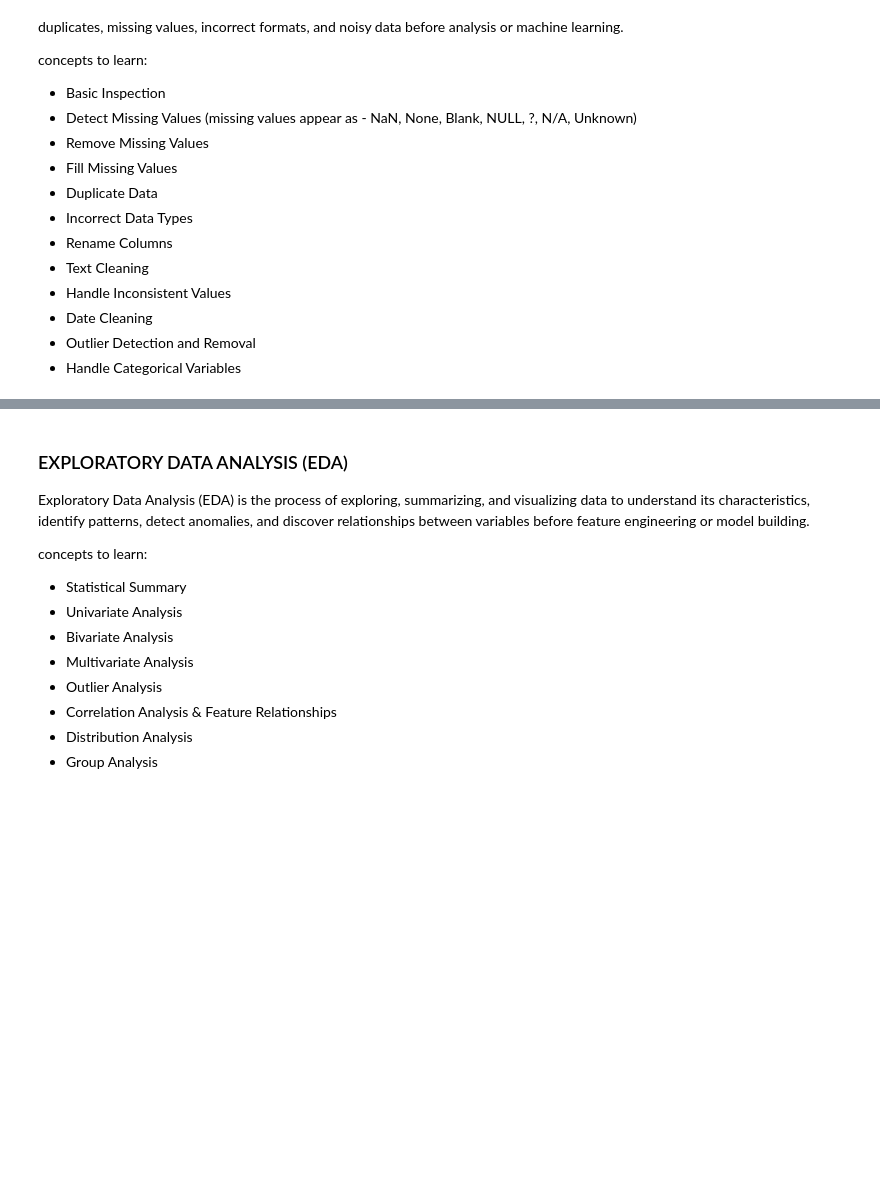
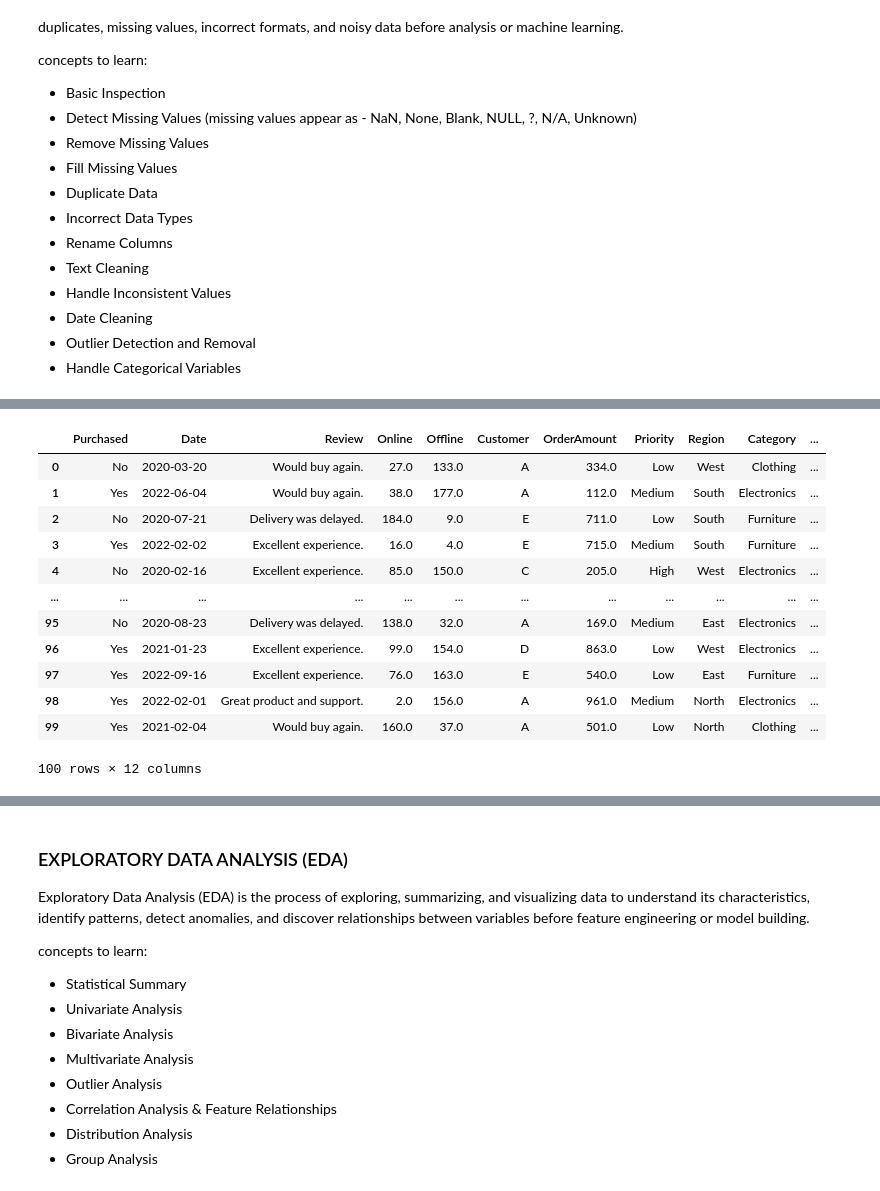
Before and after one commit to Aravind22s/MY-LEARNINGS, a Jupyter notebook: DA-DS-ML-DL/Lifecycle.ipynb, the cells around one changed output, grey strips where cells are left out. Saved outputs shown, nothing was run; the diff lists cells and outputs as text; code cells hidden in the pictures; blank space fills up the shorter version.

```diff
--- a/DA-DS-ML-DL/Lifecycle.ipynb
+++ b/DA-DS-ML-DL/Lifecycle.ipynb
@@ -255,3 +212,25 @@ df
+# %%
+employee_missing = df_employee.sample(frac=0.05, random_state=42).index
+df_employee.loc[employee_missing, ["Age", "Gender", "City", "Salary"]] = np.nan
+
+orders_missing = df_orders.sample(frac=0.05, random_state=42).index
+df_orders.loc[orders_missing, ["Purchased", "Review", "Online", "Offline", "OrderAmount", "Phone"]] = np.nan
+# %%
+df_orders
+# %% [output]
+|  | Purchased | Date | Review | Online | Offline | Customer | OrderAmount | Priority | Region | Category | ... |
+| 0 | No | 2020-03-20 | Would buy again. | 27.0 | 133.0 | A | 334.0 | Low | West | Clothing | ... |
+| 1 | Yes | 2022-06-04 | Would buy again. | 38.0 | 177.0 | A | 112.0 | Medium | South | Electronics | ... |
+| 2 | No | 2020-07-21 | Delivery was delayed. | 184.0 | 9.0 | E | 711.0 | Low | South | Furniture | ... |
+| 3 | Yes | 2022-02-02 | Excellent experience. | 16.0 | 4.0 | E | 715.0 | Medium | South | Furniture | ... |
+| 4 | No | 2020-02-16 | Excellent experience. | 85.0 | 150.0 | C | 205.0 | High | West | Electronics | ... |
+| ... | ... | ... | ... | ... | ... | ... | ... | ... | ... | ... | ... |
+| 95 | No | 2020-08-23 | Delivery was delayed. | 138.0 | 32.0 | A | 169.0 | Medium | East | Electronics | ... |
+| 96 | Yes | 2021-01-23 | Excellent experience. | 99.0 | 154.0 | D | 863.0 | Low | West | Electronics | ... |
+| 97 | Yes | 2022-09-16 | Excellent experience. | 76.0 | 163.0 | E | 540.0 | Low | East | Furniture | ... |
+| 98 | Yes | 2022-02-01 | Great product and support. | 2.0 | 156.0 | A | 961.0 | Medium | North | Electronics | ... |
+| 99 | Yes | 2021-02-04 | Would buy again. | 160.0 | 37.0 | A | 501.0 | Low | North | Clothing | ... |
+100 rows × 12 columns
 # %%
 df.describe()
 # %% [output]
```
Also changed, not shown: parts of 18 cells of this notebook, 1 other file.
